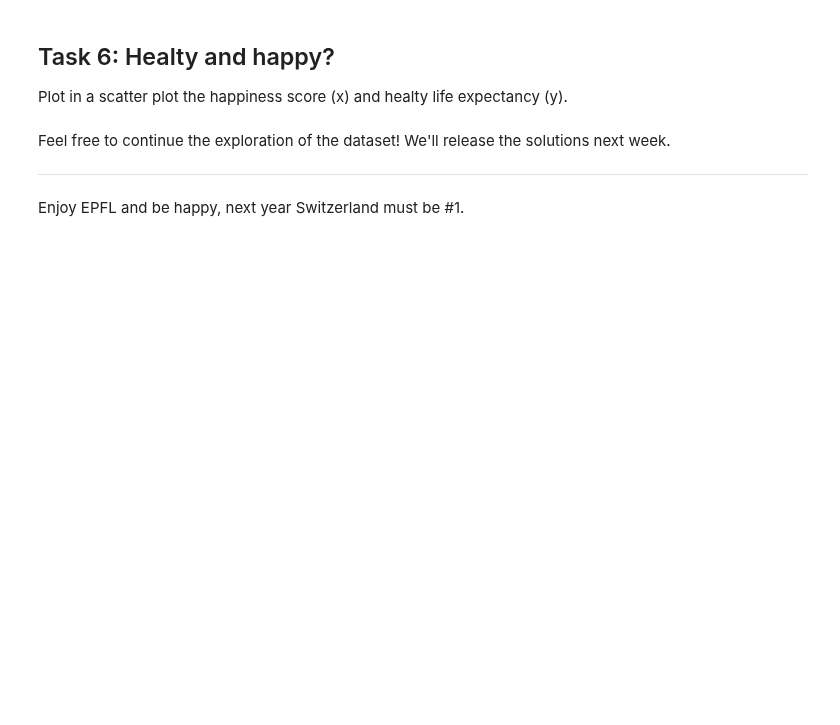
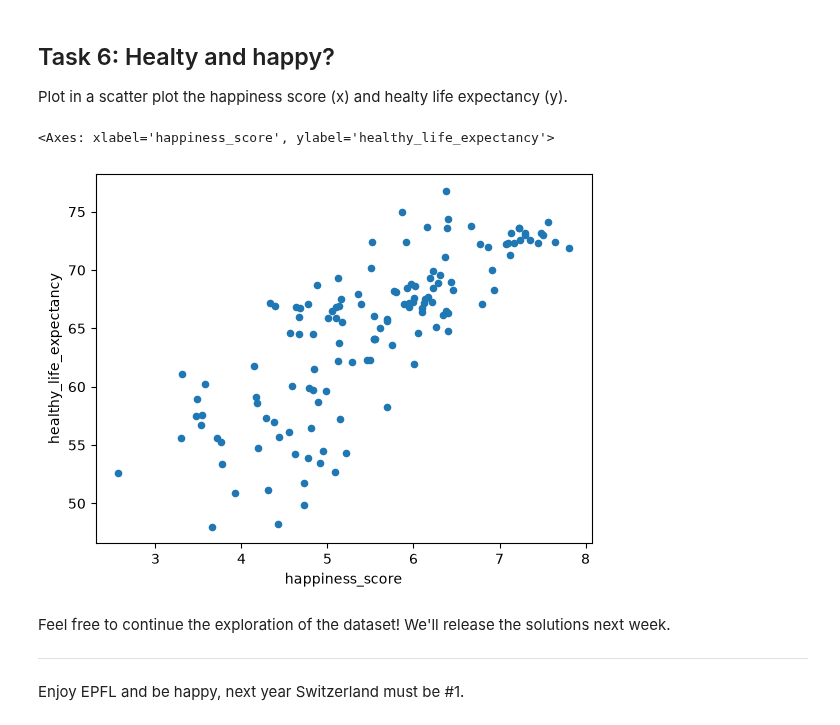
Before and after one commit to haaissa/ada-2026, a Jupyter notebook: Exercises/01 - Handling data/Happiness.ipynb, the cells around one changed output. Drawn from its saved outputs; the diff is of its cells as text; code cells hidden in the pictures; blank space fills up the shorter version.

```diff
--- a/Exercises/01 - Handling data/Happiness.ipynb
+++ b/Exercises/01 - Handling data/Happiness.ipynb
@@ -64,3 +65,7 @@ Create a dataframe called *country_features* by merging *happiness* and *countri
+# %%
+# Write your code here
+happiness.index = happiness.index.map(str.lower)
+merged_data = happiness.join(countries, how='outer')
 # %% [markdown]
 ## Task 3: Where are people happier?
 
@@ -76,0 +97,8 @@ Sort the result to show the happiness ranking.
+# %%
+# Write your code here
+merged_data['number_of_countries'] = 1
+grouped_data = merged_data.groupby('world_region').agg({
+    'happiness_score': 'mean',
+    'number_of_countries': 'sum'
+})
+grouped_data
@@ -88,0 +133,8 @@ For each country, print the name and the world region in the format: *{region na
+# %%
+# Write your code here
+threshold = 100
+#top(merged_data, 'literacy', 5)
+merged_data['literacy'] = merged_data['literacy'].astype(str).str.replace(',', '.').astype(float)
+merged_data['literacy'] = merged_data['literacy'].fillna(0.0)
+for country, row in merged_data.query('literacy == @threshold').iterrows():
+    print(f"{row['world_region']} - {country} ({row['happiness_score']})")
@@ -104,3 +174,5 @@ Print the raw number and the percentage of world population that is illiterate.
 Add to the dataframe a new field called *population_density* computed by dividing *population* by *area*.
 # %%
 # Write your code here
+merged_data['population_density'] = merged_data['population'] / merged_data['area']
+merged_data['population_density']
@@ -114,6 +207,10 @@ What is the happiness score of the 3 countries with the lowest population densit
 Plot in a scatter plot the happiness score (x) and healty life expectancy (y).
 # %%
 # Write your code here
+merged_data.plot.scatter(x='happiness_score', y='healthy_life_expectancy')
+# %% [output]
+<Axes: xlabel='happiness_score', ylabel='healthy_life_expectancy'>
+[figure, added]
 # %% [markdown]
 Feel free to continue the exploration of the dataset! We'll release the solutions next week.
 
```
Also changed, not shown: parts of 18 cells of this notebook, 3 other files.
